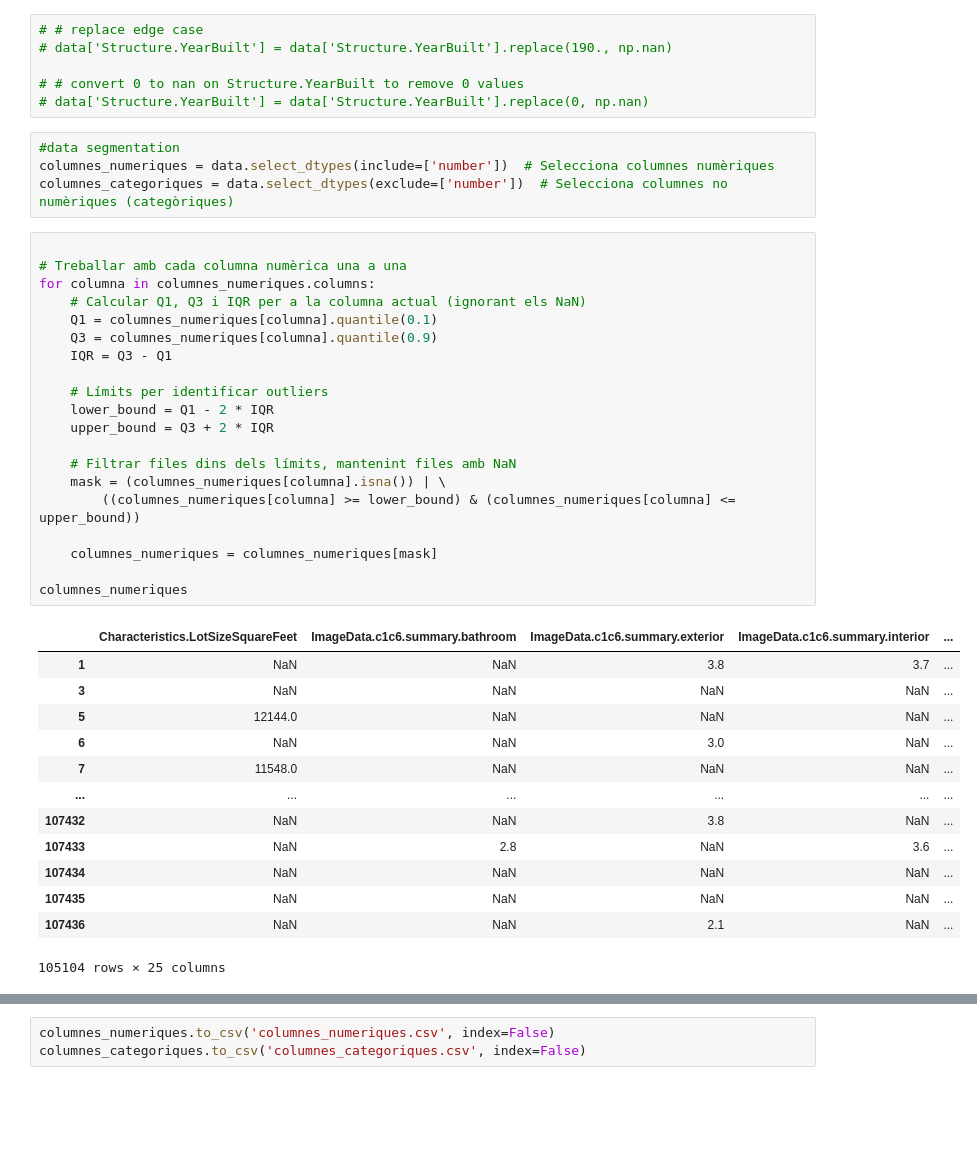
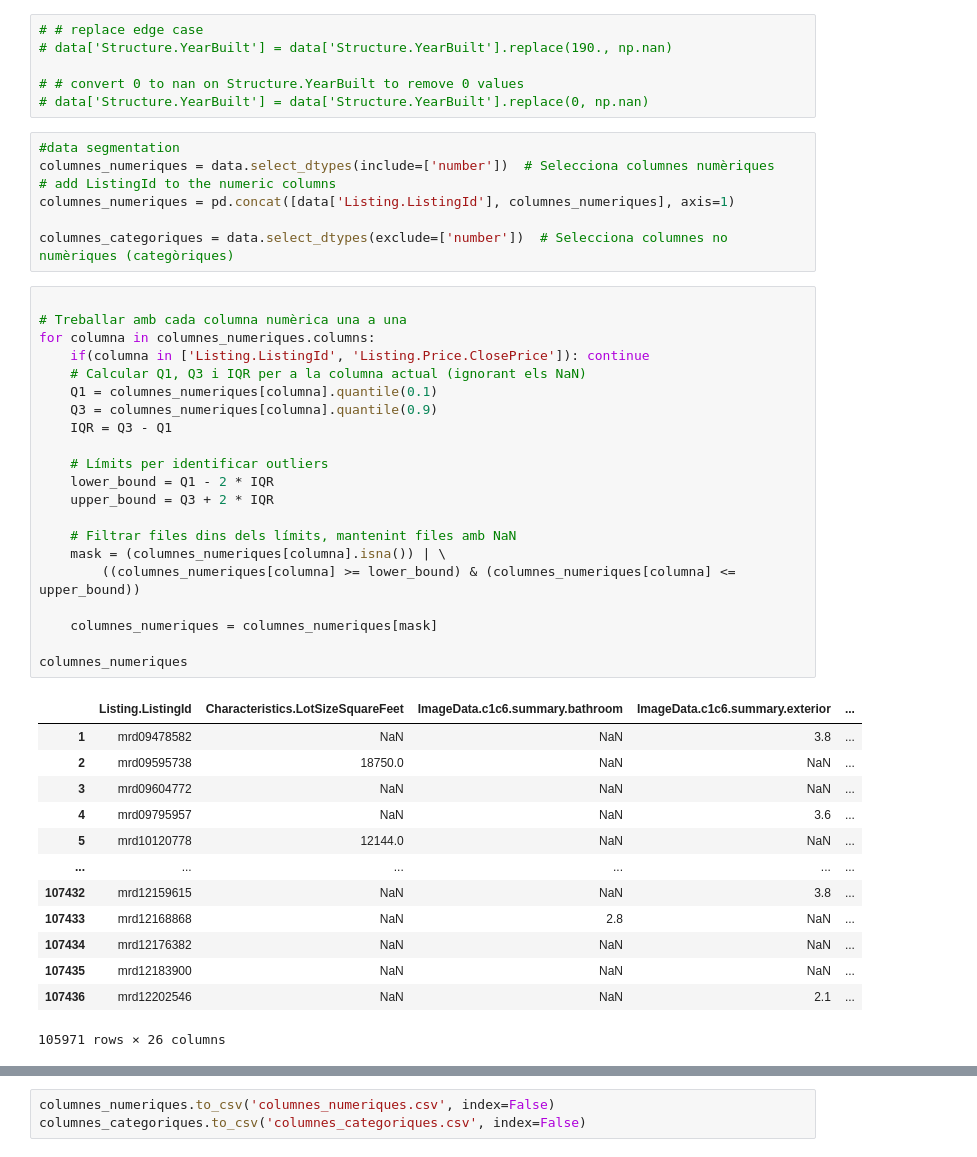
Before and after one commit to GenisLopez5/DatathonFME2024, a Jupyter notebook: main.ipynb, the cells around one changed output, grey strips where cells are left out. Cells and saved outputs as stored; diff of their text form; blank space fills up the shorter version.

```diff
--- a/main.ipynb
+++ b/main.ipynb
@@ -68,41 +69,45 @@ array([   0.,   nan, 1926., 2006., 1967., 1990., 1976., 1940., 2007.,
 # %%
 #data segmentation
 columnes_numeriques = data.select_dtypes(include=['number'])  # Selecciona columnes numèriques
+# add ListingId to the numeric columns
+columnes_numeriques = pd.concat([data['Listing.ListingId'], columnes_numeriques], axis=1)
+
 columnes_categoriques = data.select_dtypes(exclude=['number'])  # Selecciona columnes no numèriques (categòriques)
 # %%
 
 # Treballar amb cada columna numèrica una a una
 for columna in columnes_numeriques.columns:
+    if(columna in ['Listing.ListingId', 'Listing.Price.ClosePrice']): continue
     # Calcular Q1, Q3 i IQR per a la columna actual (ignorant els NaN)
     Q1 = columnes_numeriques[columna].quantile(0.1)
     Q3 = columnes_numeriques[columna].quantile(0.9)
     IQR = Q3 - Q1
 
     # Límits per identificar outliers
     lower_bound = Q1 - 2 * IQR
     upper_bound = Q3 + 2 * IQR
 
     # Filtrar files dins dels límits, mantenint files amb NaN
     mask = (columnes_numeriques[columna].isna()) | \
         ((columnes_numeriques[columna] >= lower_bound) & (columnes_numeriques[columna] <= upper_bound))
 
     columnes_numeriques = columnes_numeriques[mask]
 
 columnes_numeriques
 # %% [output]
-|  | Characteristics.LotSizeSquareFeet | ImageData.c1c6.summary.bathroom | ImageData.c1c6.summary.exterior | ImageData.c1c6.summary.interior | ... |
-| 1 | NaN | NaN | 3.8 | 3.7 | ... |
-| 3 | NaN | NaN | NaN | NaN | ... |
-| 5 | 12144.0 | NaN | NaN | NaN | ... |
-| 6 | NaN | NaN | 3.0 | NaN | ... |
-| 7 | 11548.0 | NaN | NaN | NaN | ... |
+|  | Listing.ListingId | Characteristics.LotSizeSquareFeet | ImageData.c1c6.summary.bathroom | ImageData.c1c6.summary.exterior | ... |
+| 1 | mrd09478582 | NaN | NaN | 3.8 | ... |
+| 2 | mrd09595738 | 18750.0 | NaN | NaN | ... |
+| 3 | mrd09604772 | NaN | NaN | NaN | ... |
+| 4 | mrd09795957 | NaN | NaN | 3.6 | ... |
+| 5 | mrd10120778 | 12144.0 | NaN | NaN | ... |
 | ... | ... | ... | ... | ... | ... |
-| 107432 | NaN | NaN | 3.8 | NaN | ... |
-| 107433 | NaN | 2.8 | NaN | 3.6 | ... |
-| 107434 | NaN | NaN | NaN | NaN | ... |
-| 107435 | NaN | NaN | NaN | NaN | ... |
-| 107436 | NaN | NaN | 2.1 | NaN | ... |
+| 107432 | mrd12159615 | NaN | NaN | 3.8 | ... |
+| 107433 | mrd12168868 | NaN | 2.8 | NaN | ... |
+| 107434 | mrd12176382 | NaN | NaN | NaN | ... |
+| 107435 | mrd12183900 | NaN | NaN | NaN | ... |
+| 107436 | mrd12202546 | NaN | NaN | 2.1 | ... |
-105104 rows × 25 columns
+105971 rows × 26 columns
 # %%
 # canviar els NaN per la mitjana de la columna
 columnes_numeriques = columnes_numeriques.apply(lambda col: col.fillna(col.mean(skipna=True)) if col.dtype in ['float64', 'int64'] else col)
```
Also changed, not shown: parts of 26 cells of this notebook.
